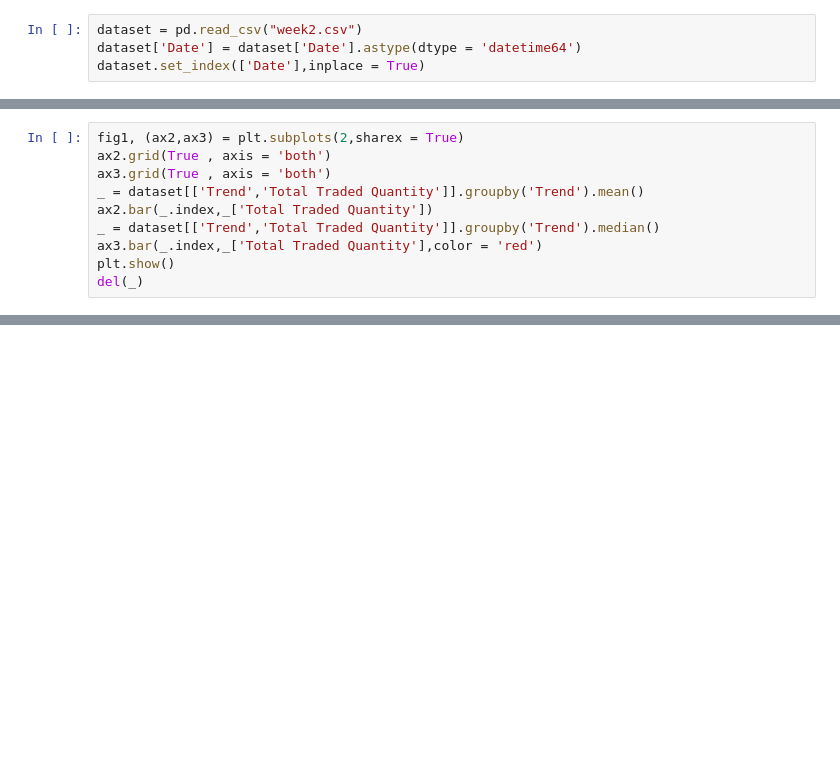
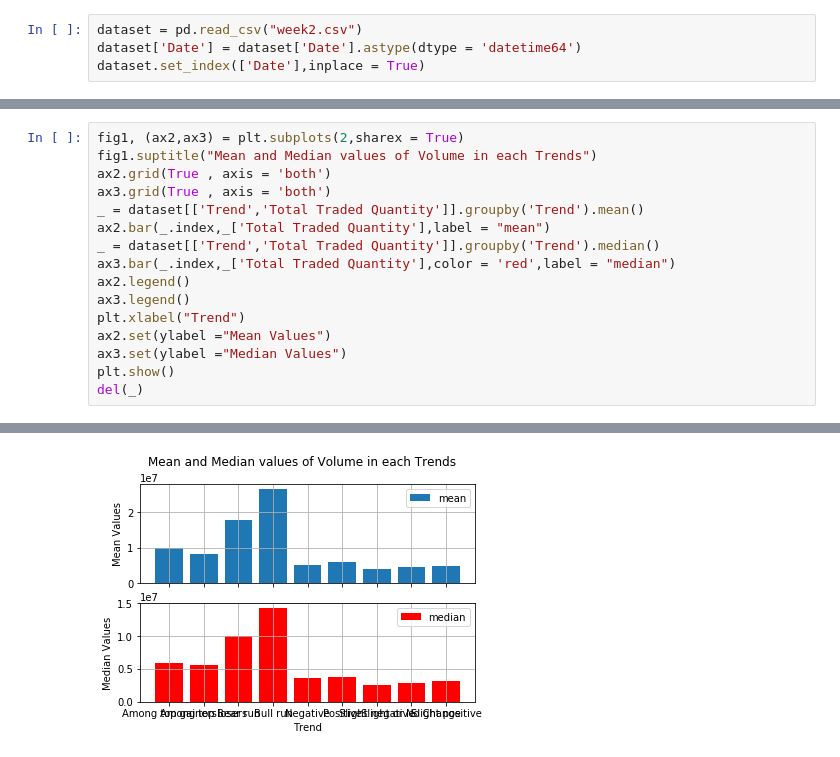
Before and after one commit to Daywalker21/AICTE-Aspiration.ai_ML-DS, a Jupyter notebook: Module 2- Plotting in Financial Markets.ipynb, the cells around one changed output, grey strips where cells are left out. Drawn from its saved outputs; the diff is of its cells as text; blank space fills up the shorter version.

```diff
--- a/Module 2- Plotting in Financial Markets.ipynb
+++ b/Module 2- Plotting in Financial Markets.ipynb
@@ -65,12 +66,18 @@ del(_)
 [interactive output not drawn]
 # %%
 fig1, (ax2,ax3) = plt.subplots(2,sharex = True)
+fig1.suptitle("Mean and Median values of Volume in each Trends")
 ax2.grid(True , axis = 'both')
 ax3.grid(True , axis = 'both')
 _ = dataset[['Trend','Total Traded Quantity']].groupby('Trend').mean()
-ax2.bar(_.index,_['Total Traded Quantity'])
+ax2.bar(_.index,_['Total Traded Quantity'],label = "mean")
 _ = dataset[['Trend','Total Traded Quantity']].groupby('Trend').median()
-ax3.bar(_.index,_['Total Traded Quantity'],color = 'red')
+ax3.bar(_.index,_['Total Traded Quantity'],color = 'red',label = "median")
+ax2.legend()
+ax3.legend()
+plt.xlabel("Trend")
+ax2.set(ylabel ="Mean Values")
+ax3.set(ylabel ="Median Values")
 plt.show()
 del(_)
 # %% [output]
@@ -78,0 +84 @@ del(_)
+[figure, added]
```
Also changed, not shown: parts of 15 cells of this notebook.
